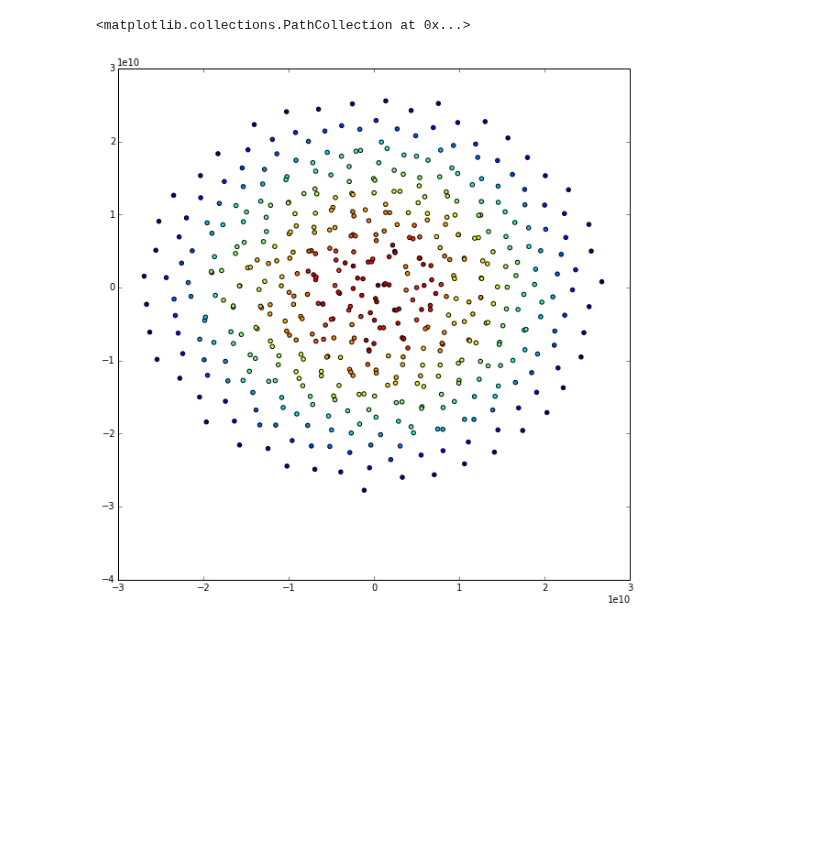
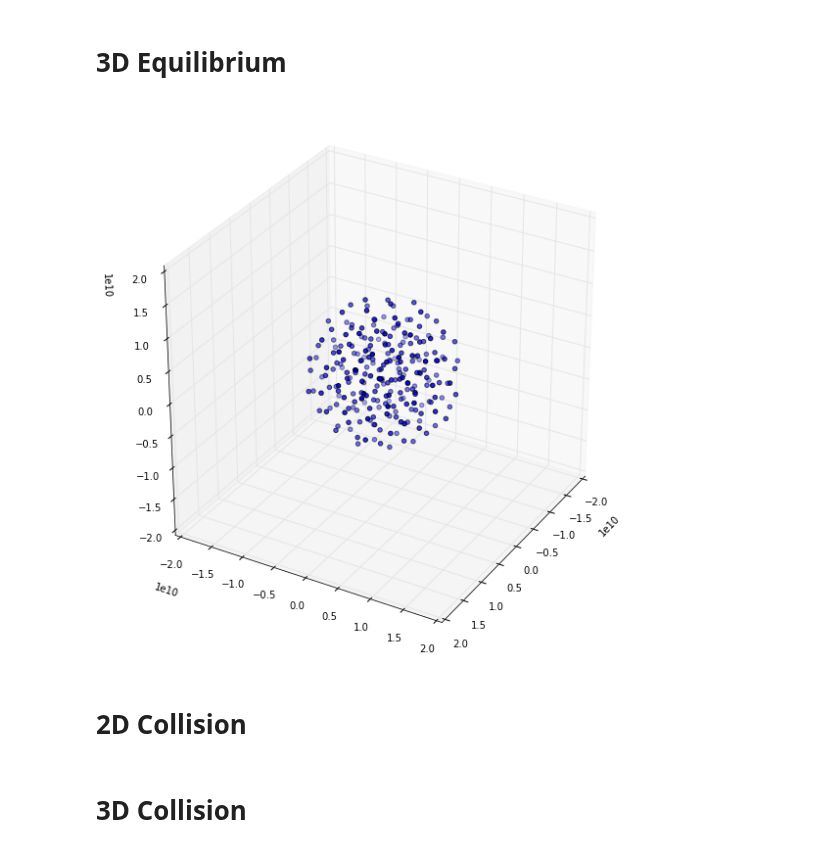
Before and after one commit to saichikine/Jupiter_SPH, a Jupyter notebook: animation.ipynb, the cells around one changed output. Cells and saved outputs as stored; diff of their text form; code cells hidden in the pictures; blank space fills up the shorter version.

Commit message:
Finished the project.

```diff
--- a/animation.ipynb
+++ b/animation.ipynb
@@ -32,0 +19,6 @@ gravCutoff = 1e8                  # Below this distance, gravity is 0 (to preven
+# %%
+# Load data
+ParticlePositionHistory = np.load('2d_equilibrium_position2.npy')
+ParticleRhoHistory = np.load('2d_equilibrium_density2.npy')
+
+print ParticlePositionHistory.shape
@@ -32,0 +53,2 @@ gravCutoff = 1e8                  # Below this distance, gravity is 0 (to preven
+# %% [markdown]
+# 3D Equilibrium
@@ -33 +60,31 @@ gravCutoff = 1e8                  # Below this distance, gravity is 0 (to preven
+# %%
+slider = FloatSlider(description='Time', min=1, max=700, step=1)
+ParticlePositionHistory1=np.load('3d_equilibrium_position.npy')
+
+def update_plot():
+    time1=int(slider.value)
+    x1 = ParticlePositionHistory1[time1-1,:,0]
+    y1 = ParticlePositionHistory1[time1-1,:,1]
+    z1 = ParticlePositionHistory1[time1-1,:,2]
+    figf = plt.figure(figsize=(10,10))
+    axf = figf.add_subplot(111, projection='3d')
+    axf.scatter(x1, y1, z1)
+#     fig = plt.figure(figsize=(10,10))
+#     plt.scatter(x, y)
+    plt.xlim(-2e10,2e10)
+    plt.ylim(-2e10,2e10)
+    axf.set_zlim(-2e10,2e10)
+    axf.azim=30
+
+    clear_output(True)
+
+slider.on_trait_change(update_plot, 'value')
+
+
+display(slider)
+update_plot()
+# %% [output]
+[figure, added]
+# %% [markdown]
+# 2D Collision
 # %%
@@ -36,6 +93,2 @@ ParticleRhoHistory = np.load('2d_equilibrium_density.npy')
-# %%
-plt.figure(figsize=(10,10))
-plt.scatter(ParticlePositionHistory[-1,:,0], ParticlePositionHistory[-1,:,1], c=ParticleRhoHistory[-1,:])
-# %% [output]
-<matplotlib.collections.PathCollection at 0x...>
-[figure, removed]
+# %% [markdown]
+# 3D Collision
```
Also changed, not shown: parts of 11 cells of this notebook, 24 other files.
